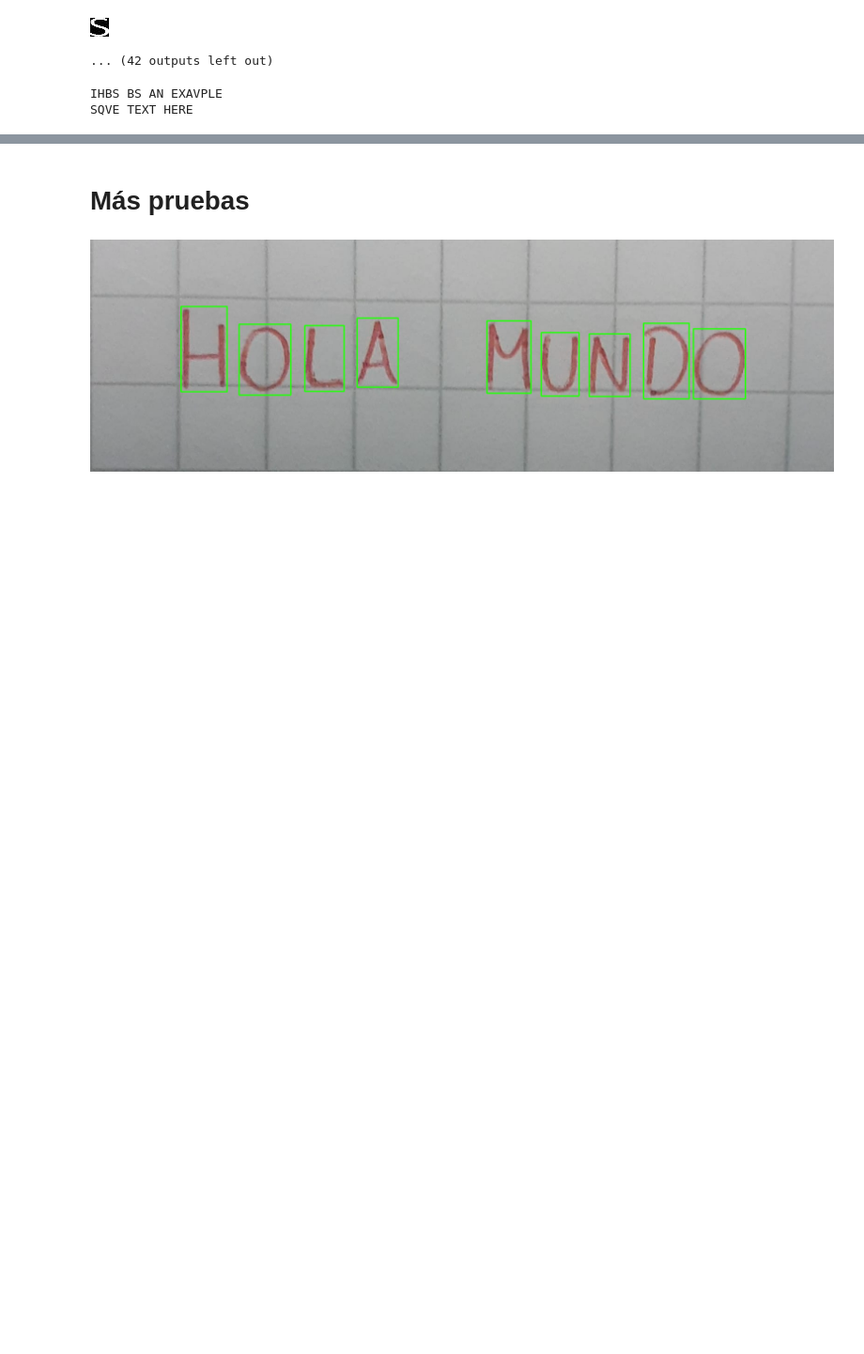
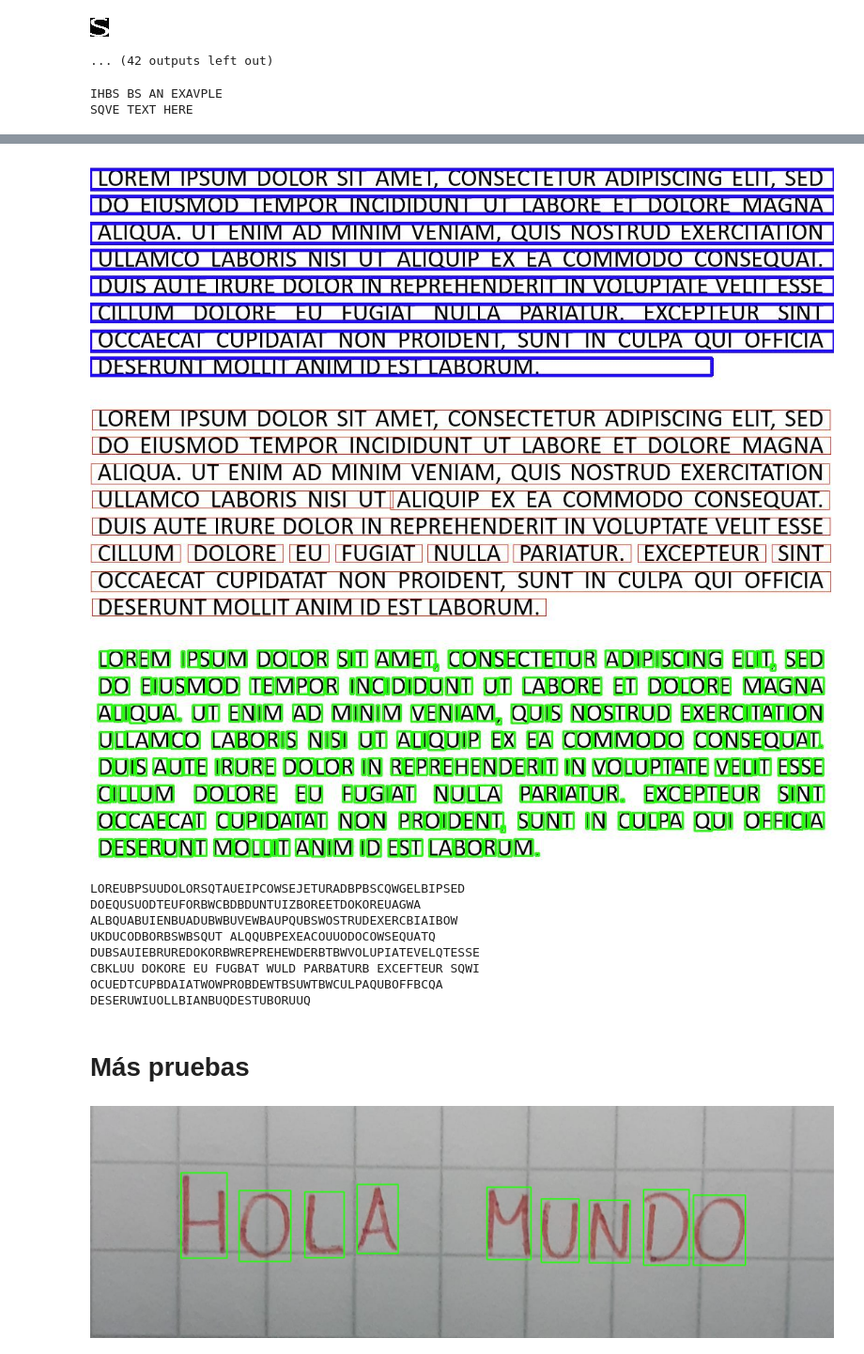
Before and after one commit to OscarRojasG/OCR, a Jupyter notebook: OCR.ipynb, the cells around one changed output, grey strips where cells are left out. Shown at 94% size. Drawn from its saved outputs; the diff is of its cells as text; code cells hidden in the pictures; blank space fills up the shorter version.

```diff
--- a/OCR.ipynb
+++ b/OCR.ipynb
@@ -550,3 +557,18 @@ SQVE TEXT HERE
+# %%
+text = get_text("image.png", True)
+print(text)
+# %% [output]
+[figure, added]
+[figure, added]
+[figure, added]
+LOREUBPSUUDOLORSQTAUEIPCOWSEJETURADBPBSCQWGELBIPSED
+DOEQUSUODTEUFORBWCBDBDUNTUIZBOREETDOKOREUAGWA
+ALBQUABUIENBUADUBWBUVEWBAUPQUBSWOSTRUDEXERCBIAIBOW
+UKDUCODBORBSWBSQUT ALQQUBPEXEACOUUODOCOWSEQUATQ
+DUBSAUIEBRUREDOKORBWREPREHEWDERBTBWVOLUPIATEVELQTESSE
+CBKLUU DOKORE EU FUGBAT WULD PARBATURB EXCEFTEUR SQWI
+OCUEDTCUPBDAIATWOWPROBDEWTBSUWTBWCULPAQUBOFFBCQA
+DESERUWIUOLLBIANBUQDESTUBORUUQ
 # %% [markdown]
 # Más pruebas
 # %%
```
Also changed, not shown: parts of 28 cells of this notebook.
